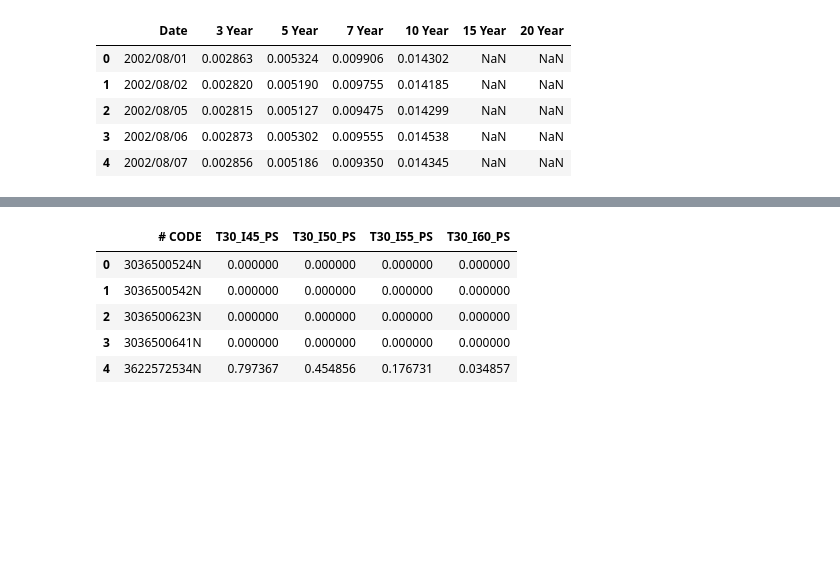
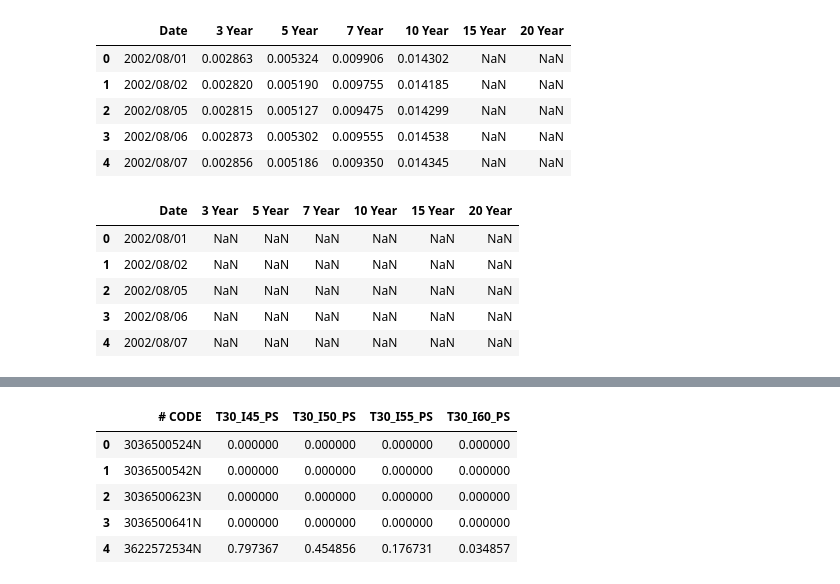
Before and after one commit to RussellzzZ/CausalInferenceDataScienceProject, a Jupyter notebook: data_project.ipynb, the cells around one changed output, grey strips where cells are left out. Cells and saved outputs as stored; diff of their text form; code cells hidden in the pictures; blank space fills up the shorter version.

Commit message:
uploaded bond data until nagano

```diff
--- a/data_project.ipynb
+++ b/data_project.ipynb
@@ -152,3 +152,15 @@ hyogo.head()
 | 2 | 2002/08/05 | 0.002815 | 0.005127 | 0.009475 | 0.014299 | NaN | NaN |
 | 3 | 2002/08/06 | 0.002873 | 0.005302 | 0.009555 | 0.014538 | NaN | NaN |
 | 4 | 2002/08/07 | 0.002856 | 0.005186 | 0.009350 | 0.014345 | NaN | NaN |
+# %%
+miyagi = pd.read_csv("data/Miyagi.csv")
+miyagi['Date'] = pd.to_datetime(miyagi['Date'], unit='s')
+miyagi['Date'] = miyagi['Date'].dt.strftime('%Y/%m/%d')
+miyagi.head()
+# %% [output]
+|  | Date | 3 Year | 5 Year | 7 Year | 10 Year | 15 Year | 20 Year |
+| 0 | 2002/08/01 | NaN | NaN | NaN | NaN | NaN | NaN |
+| 1 | 2002/08/02 | NaN | NaN | NaN | NaN | NaN | NaN |
+| 2 | 2002/08/05 | NaN | NaN | NaN | NaN | NaN | NaN |
+| 3 | 2002/08/06 | NaN | NaN | NaN | NaN | NaN | NaN |
+| 4 | 2002/08/07 | NaN | NaN | NaN | NaN | NaN | NaN |
```
Also changed, not shown: parts of 11 cells of this notebook, 21 other files.
